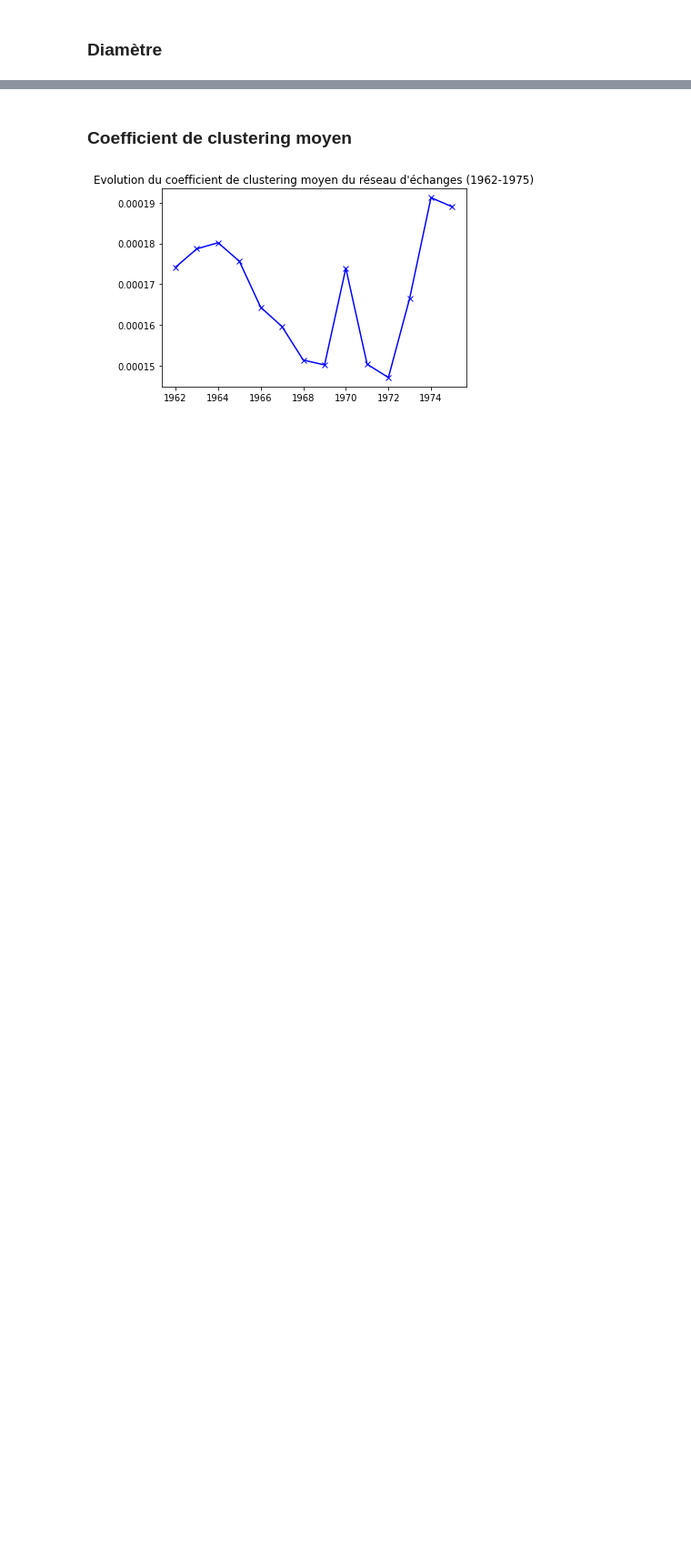
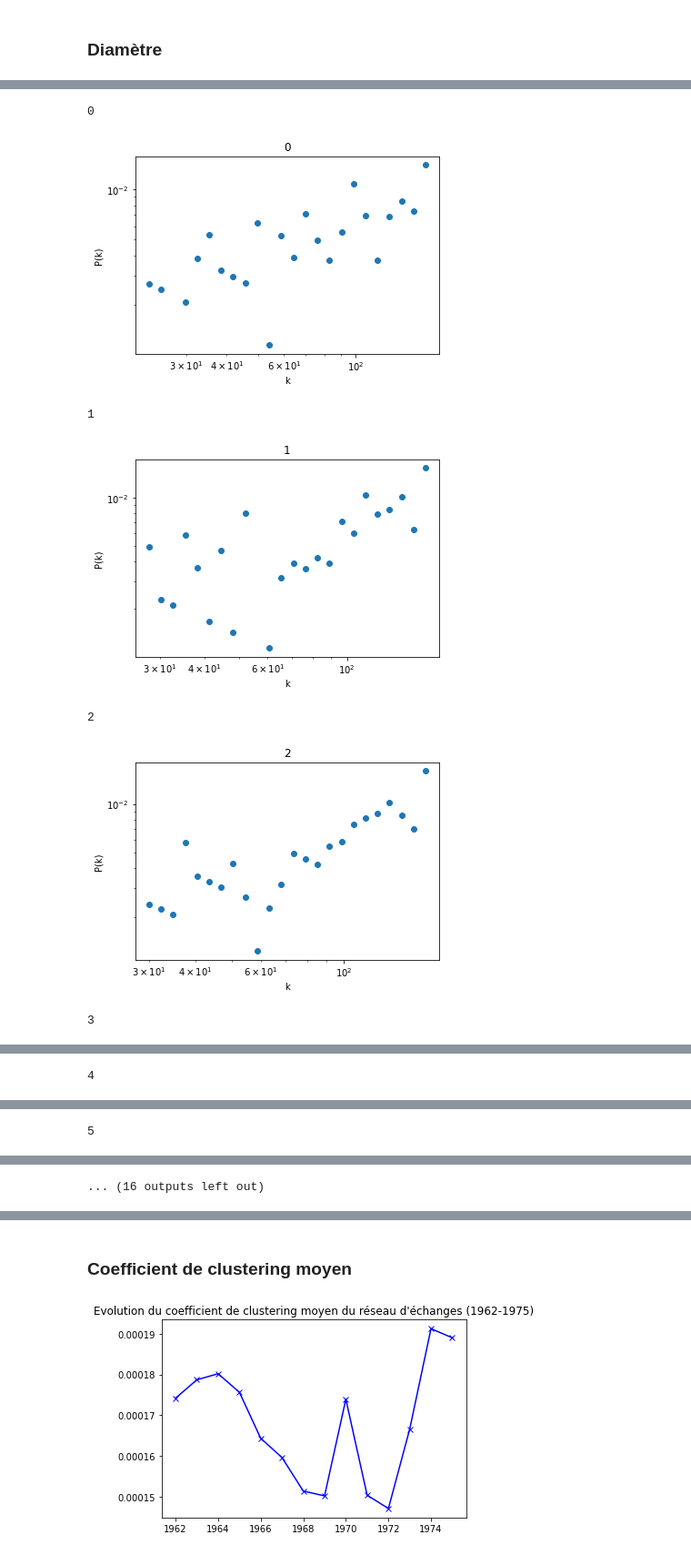
Before and after one commit to agatherosenzweig/Networks-science, a Jupyter notebook: Projet-final-réseaux.ipynb, the cells around one changed output, grey strips where cells are left out. Shown at 91% size. Saved outputs shown, nothing was run; the diff lists cells and outputs as text; code cells hidden in the pictures; blank space fills up the shorter version.

```diff
--- a/Projet-final-réseaux.ipynb
+++ b/Projet-final-réseaux.ipynb
@@ -88,0 +173,20 @@ plt.show()
+# %%
+liste_kappa = []
+for j in range(len(liste_networks)):
+    print(j)
+    xx=[ liste_networks[j].degree(i) for i in list(liste_networks[j].nodes())]
+    y,x=logBinning(np.array(xx),25)
+    plt.loglog(x,y,'o')
+    plt.title(str(j))
+    plt.xlabel('k')
+    plt.ylabel('P(k)')
+    liste_kappa.append(np.mean([u**2 for u in xx])/(np.mean(xx))**2)
+    plt.show()
+# %% [output]
+0
+[figure, added]
+1
+[figure, added]
+2
+[figure, added]
+3
@@ -88,0 +194 @@ plt.show()
+4
@@ -88,0 +196 @@ plt.show()
+5
@@ -88,0 +198 @@ plt.show()
+... (16 outputs left out)
```
Also changed, not shown: parts of 49 cells of this notebook.
